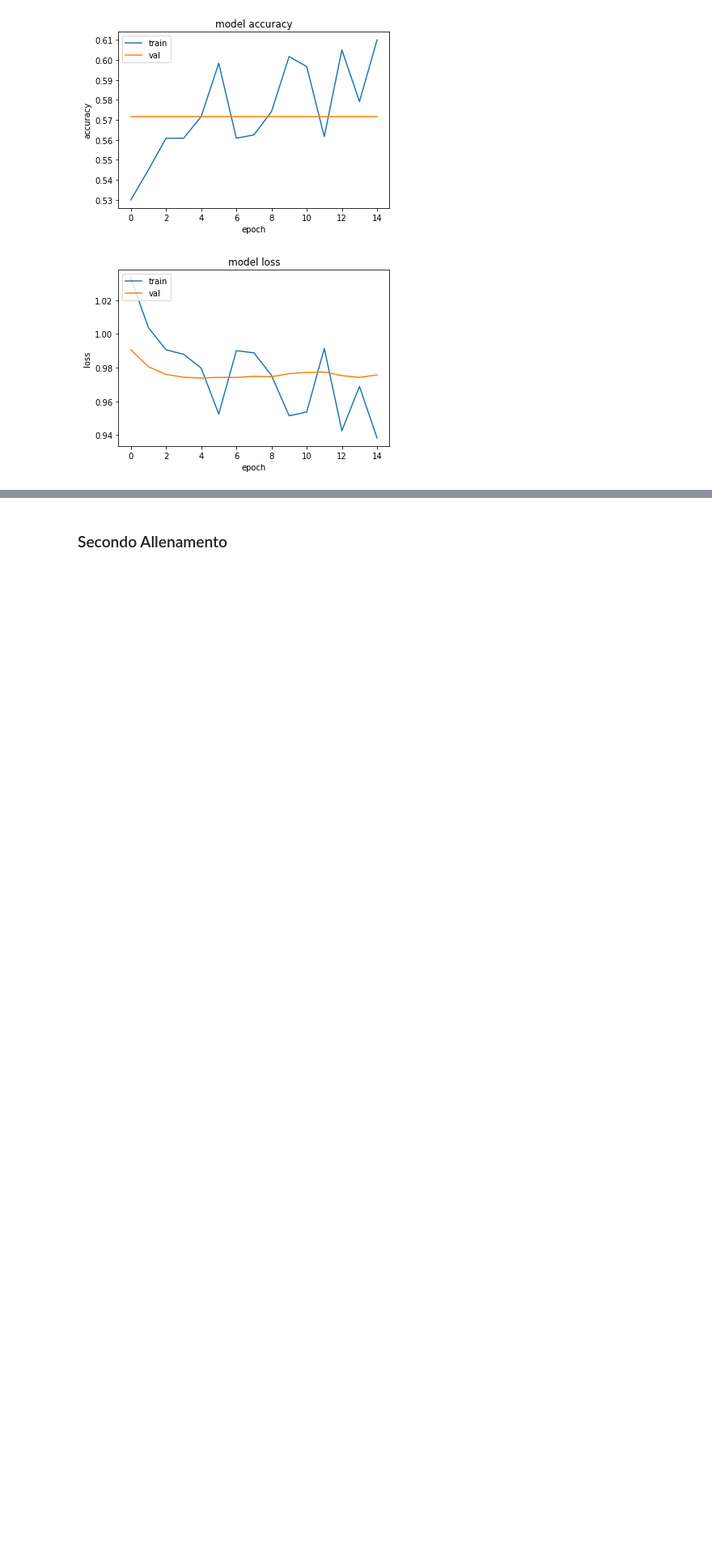
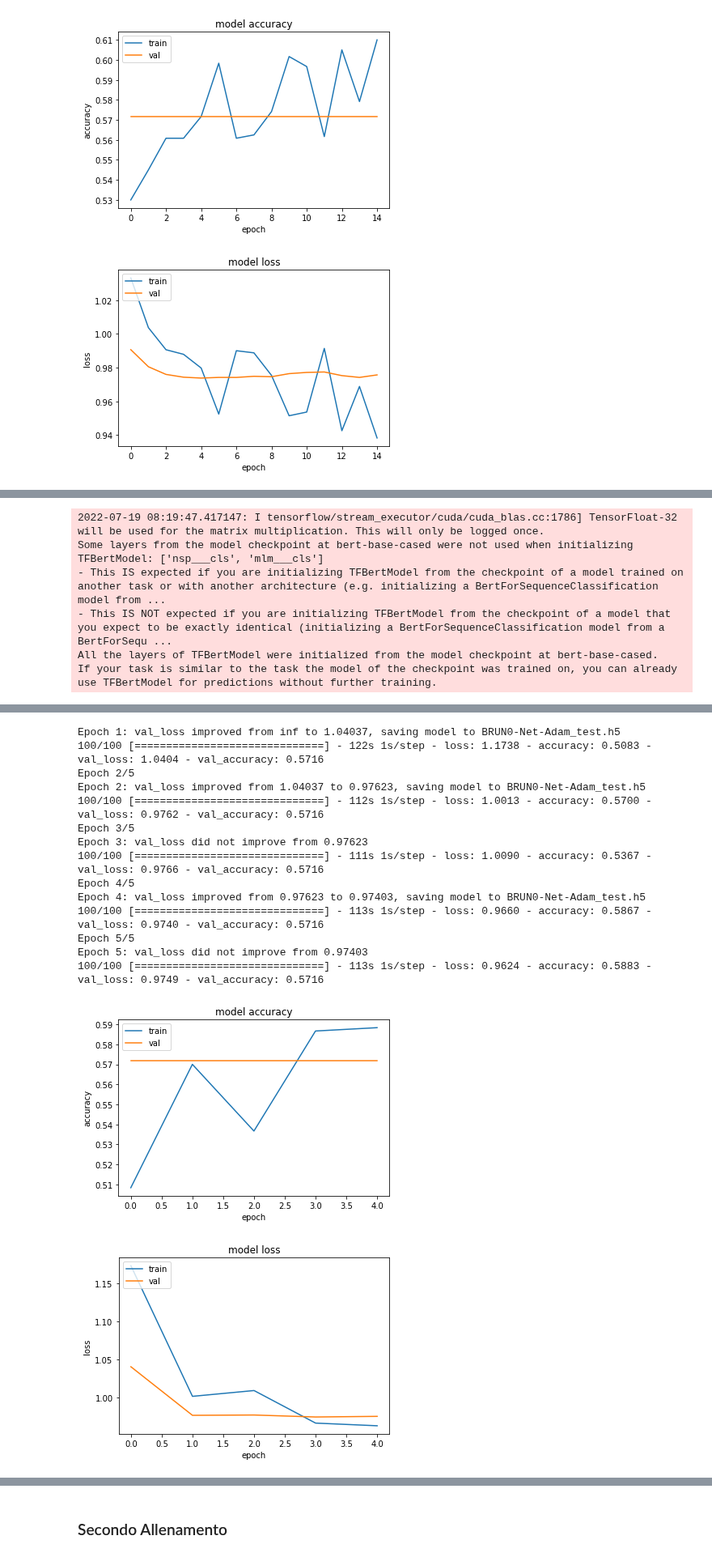
Before and after one commit to Typing-Monkeys/BRUN0-Net, a Jupyter notebook: training/Brun0-Net.ipynb, the cells around one changed output, grey strips where cells are left out. Shown at 81% size. Saved outputs shown, nothing was run; the diff lists cells and outputs as text; code cells hidden in the pictures; blank space fills up the shorter version.

```diff
--- a/training/Brun0-Net.ipynb
+++ b/training/Brun0-Net.ipynb
@@ -862,0 +892,40 @@ Epoch 15: early stopping
+# %%
+def Adam_model_builder(max_len=MAX_LEN):
+    # --- INPUTS ---
+    input_ids       = Input(shape=(max_len,), dtype=tf.int32, name="input_ids")
+    token_type_ids  = Input(shape=(max_len,), dtype=tf.int32, name="token_type_ids")
+    attention_mask  = Input(shape=(max_len,), dtype=tf.int32, name="attention_mask")
+
+    # --- BERT WORLD EMBEDDING ---
+    bert_model = TFBertModel.from_pretrained("bert-base-cased")
+    sequence_output = bert_model(input_ids, token_type_ids=token_type_ids, attention_mask=attention_mask)[0]
+
+    # --- MIDDEL LAYER ---
+    conv_1      = Conv1D(256, 5, activation='relu', name="conv_1")(sequence_output)
+    conv_2      = Conv1D(64, 5, activation='relu', name="conv_2")(conv_1)
+    max_pool_1  = MaxPooling1D(pool_size=3, name="maxpooling")(conv_2)
+
+    flatten = Flatten()(max_pool_1)
+
+    # --- CLASSIFICATORE ---
+    net  = Dropout(.1, name="dropout_1")(flatten)
+    net  = Dense(124, activation='relu', name="dense_1")(net)
+    net  = Dropout(.1, name="dropout_2")(net)
+    net  = Dense(32, activation='relu', name="dense_2")(net)
+
+    # --- OUTPUT ---
+    out = Dense(3, activation='softmax', name="output")(net)
+
+    model = Model(inputs=[input_ids, token_type_ids, attention_mask], outputs=out)
+    model.compile(optimizer="Adam", loss="sparse_categorical_crossentropy", metrics=["accuracy"] )
+
+    return model
+# %%
+train_and_plot(Adam_model_builder, 'Adam_test', epochs=5)
+# %% [output]
+2022-07-19 08:19:47.417147: I tensorflow/stream_executor/cuda/cuda_blas.cc:1786] TensorFloat-32 will be used for the matrix multiplication. This will only be logged once.
+Some layers from the model checkpoint at bert-base-cased were not used when initializing TFBertModel: ['nsp___cls', 'mlm___cls']
+- This IS expected if you are initializing TFBertModel from the checkpoint of a model trained on another task or with another architecture (e.g. initializing a BertForSequenceClassification model from ...
+- This IS NOT expected if you are initializing TFBertModel from the checkpoint of a model that you expect to be exactly identical (initializing a BertForSequenceClassification model from a BertForSequ ...
+All the layers of TFBertModel were initialized from the model checkpoint at bert-base-cased.
+If your task is similar to the task the model of the checkpoint was trained on, you can already use TFBertModel for predictions without further training.
@@ -862,0 +950,16 @@ Epoch 15: early stopping
+Epoch 1: val_loss improved from inf to 1.04037, saving model to BRUN0-Net-Adam_test.h5
+100/100 [==============================] - 122s 1s/step - loss: 1.1738 - accuracy: 0.5083 - val_loss: 1.0404 - val_accuracy: 0.5716
+Epoch 2/5
+Epoch 2: val_loss improved from 1.04037 to 0.97623, saving model to BRUN0-Net-Adam_test.h5
+100/100 [==============================] - 112s 1s/step - loss: 1.0013 - accuracy: 0.5700 - val_loss: 0.9762 - val_accuracy: 0.5716
+Epoch 3/5
+Epoch 3: val_loss did not improve from 0.97623
+100/100 [==============================] - 111s 1s/step - loss: 1.0090 - accuracy: 0.5367 - val_loss: 0.9766 - val_accuracy: 0.5716
+Epoch 4/5
+Epoch 4: val_loss improved from 0.97623 to 0.97403, saving model to BRUN0-Net-Adam_test.h5
+100/100 [==============================] - 113s 1s/step - loss: 0.9660 - accuracy: 0.5867 - val_loss: 0.9740 - val_accuracy: 0.5716
+Epoch 5/5
+Epoch 5: val_loss did not improve from 0.97403
+100/100 [==============================] - 113s 1s/step - loss: 0.9624 - accuracy: 0.5883 - val_loss: 0.9749 - val_accuracy: 0.5716
+[figure, added]
+[figure, added]
```
Also changed, not shown: parts of 32 cells of this notebook.
